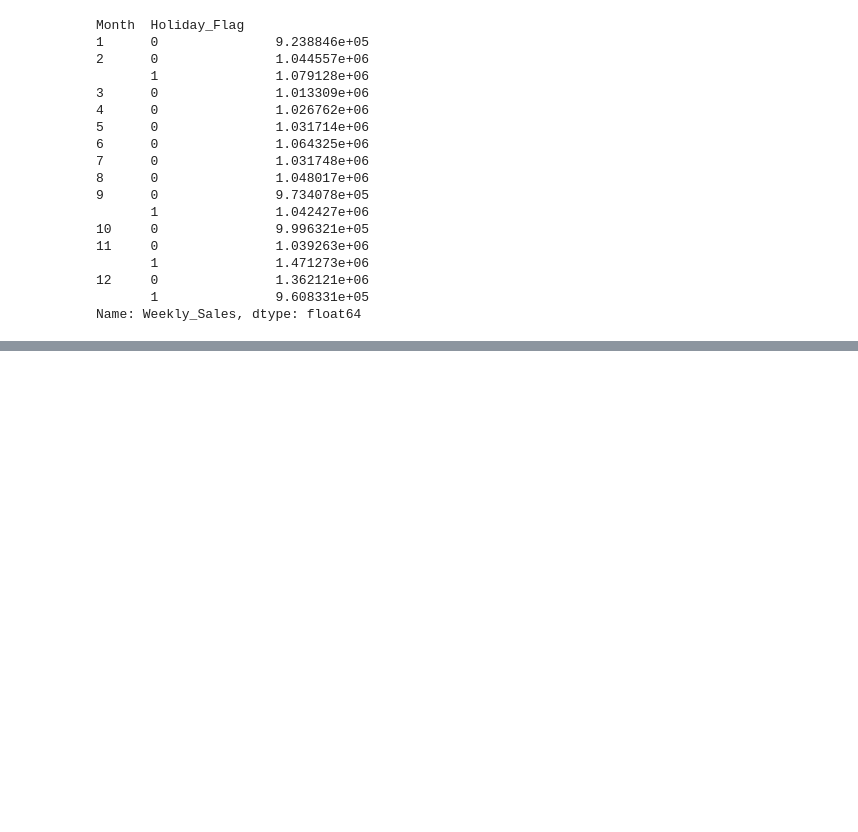
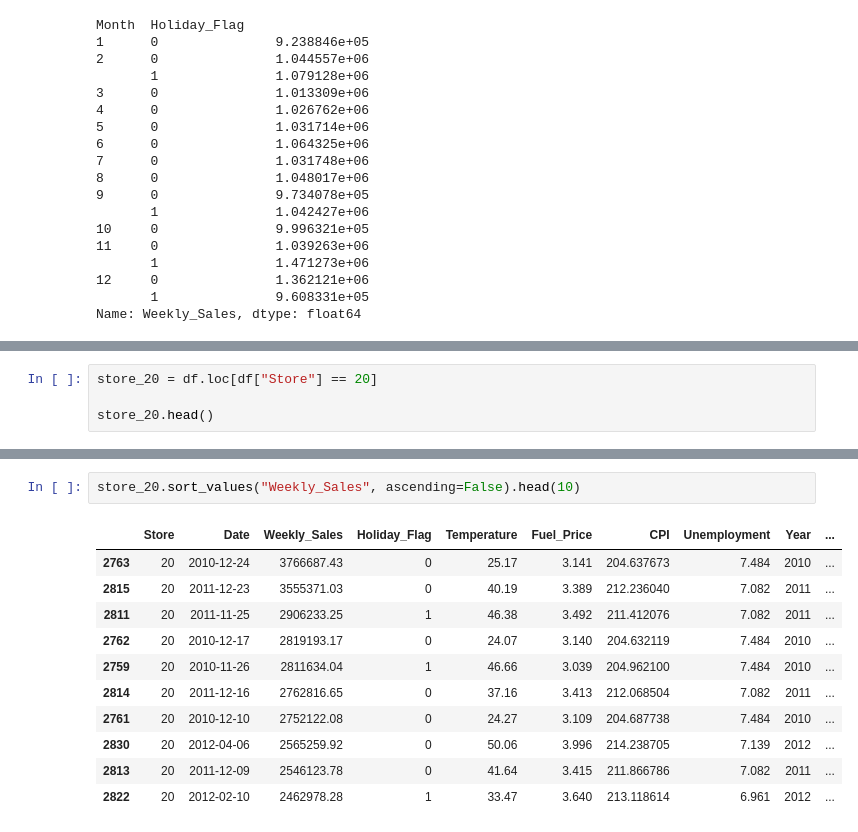
Before and after one commit to Osgooie/Walmart-Data-Analyze, a Jupyter notebook: notebooks/Walmart.ipynb, the cells around one changed output, grey strips where cells are left out. Saved outputs shown, nothing was run; the diff lists cells and outputs as text; blank space fills up the shorter version.

```diff
--- a/notebooks/Walmart.ipynb
+++ b/notebooks/Walmart.ipynb
@@ -236,0 +325,4 @@ Name: Weekly_Sales, dtype: float64
+# %%
+store_20 = df.loc[df["Store"] == 20]
+
+store_20.head()
@@ -236,0 +336,14 @@ Name: Weekly_Sales, dtype: float64
+# %%
+store_20.sort_values("Weekly_Sales", ascending=False).head(10)
+# %% [output]
+|  | Store | Date | Weekly_Sales | Holiday_Flag | Temperature | Fuel_Price | CPI | Unemployment | Year | ... |
+| 2763 | 20 | 2010-12-24 | 3766687.43 | 0 | 25.17 | 3.141 | 204.637673 | 7.484 | 2010 | ... |
+| 2815 | 20 | 2011-12-23 | 3555371.03 | 0 | 40.19 | 3.389 | 212.236040 | 7.082 | 2011 | ... |
+| 2811 | 20 | 2011-11-25 | 2906233.25 | 1 | 46.38 | 3.492 | 211.412076 | 7.082 | 2011 | ... |
+| 2762 | 20 | 2010-12-17 | 2819193.17 | 0 | 24.07 | 3.140 | 204.632119 | 7.484 | 2010 | ... |
+| 2759 | 20 | 2010-11-26 | 2811634.04 | 1 | 46.66 | 3.039 | 204.962100 | 7.484 | 2010 | ... |
+| 2814 | 20 | 2011-12-16 | 2762816.65 | 0 | 37.16 | 3.413 | 212.068504 | 7.082 | 2011 | ... |
+| 2761 | 20 | 2010-12-10 | 2752122.08 | 0 | 24.27 | 3.109 | 204.687738 | 7.484 | 2010 | ... |
+| 2830 | 20 | 2012-04-06 | 2565259.92 | 0 | 50.06 | 3.996 | 214.238705 | 7.139 | 2012 | ... |
+| 2813 | 20 | 2011-12-09 | 2546123.78 | 0 | 41.64 | 3.415 | 211.866786 | 7.082 | 2011 | ... |
+| 2822 | 20 | 2012-02-10 | 2462978.28 | 1 | 33.47 | 3.640 | 213.118614 | 6.961 | 2012 | ... |
```
Also changed, not shown: parts of 20 cells of this notebook.
